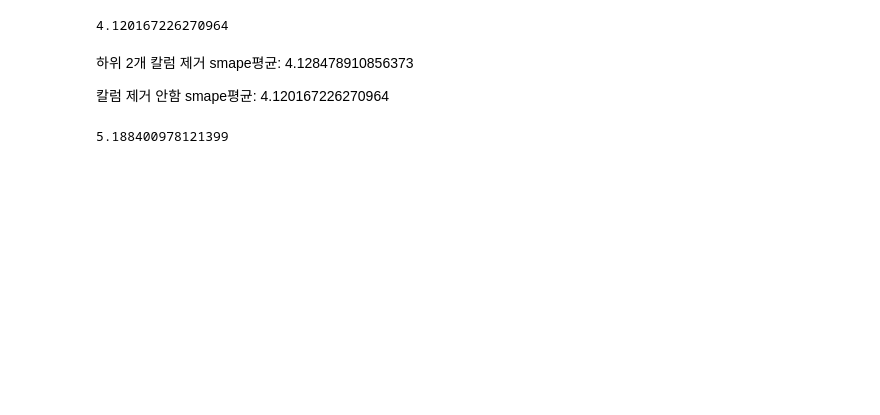
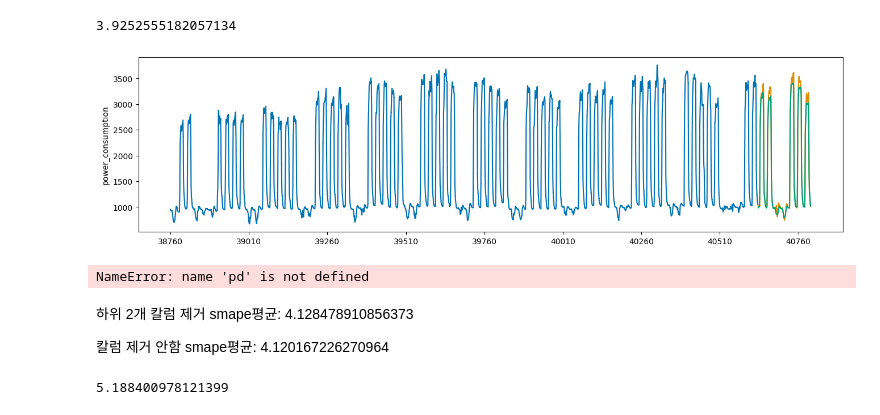
Before and after one commit to wooseungw/power_consumption_comp, a Jupyter notebook: xgboost_test_wsw.ipynb, the cells around one changed output. Drawn from its saved outputs; the diff is of its cells as text; code cells hidden in the pictures; blank space fills up the shorter version.

```diff
--- a/xgboost_test_wsw.ipynb
+++ b/xgboost_test_wsw.ipynb
@@ -78,39 +51,56 @@ def data(df):
 # %%
 #불러오기
 merged_train_df = pd.read_csv('./data/train_preprocessed_add_wsw.csv')
 merged_train_df.drop(columns=['Unnamed: 0'],inplace= True)
-merged_train_df.head()
 xgb_params = pd.read_csv('./parameters/hyperparameter_xgb_wsw.csv')
 xgb_params.drop(columns=['Unnamed: 0'],inplace= True)
 smape = []
-for bnum in range(1,101,1):
-        y = merged_train_df.loc[merged_train_df.building_number == bnum, 'power_consumption']
-        x = merged_train_df.loc[merged_train_df.building_number == bnum, ].drop(columns=['power_consumption'])
 
-        y_train, y_valid, x_train, x_valid = temporal_train_test_split(y = y, X = x, test_size = 168) # 24시간*7일 = 168
+y = merged_train_df.loc[merged_train_df.building_number == bnum, 'power_consumption']
+x = merged_train_df.loc[merged_train_df.building_number == bnum, ].drop(columns=['power_consumption'])
 
-        ## 주황색이 실제 전력소비량, 초록색이 예측값입니다.
-        ## mse가중치 사용 O
-        xgb_reg = XGBRegressor(seed = 0, tree_method="hist",  gpu_id=0, n_estimators = xgb_params.iloc[bnum-1,7], eta = xgb_params.iloc[bnum-1, 1],
-                        min_child_weight = xgb_params.iloc[bnum-1, 2], max_depth = xgb_params.iloc[bnum-1, 3],
-                        colsample_bytree=xgb_params.iloc[bnum-1, 4], subsample=xgb_params.iloc[bnum-1, 5])
-        if xgb_params.iloc[bnum-1, 6] != 0:  # 만약 alpha가 0이 아니면 weighted_mse 사용
-                xgb_reg.set_params(**{'objective':weighted_mse(xgb_params.iloc[bnum-1,6])})
+y_train, y_valid, x_train, x_valid = temporal_train_test_split(y = y, X = x, test_size = 168) # 24시간*7일 = 168
 
-        xgb_reg.fit(x_train, y_train, eval_set=[(x_train, y_train), (x_valid, y_valid)],verbose=False)
+## 주황색이 실제 전력소비량, 초록색이 예측값입니다.
+## mse가중치 사용 O
+xgb_reg = XGBRegressor(seed = 0, tree_method="hist",  gpu_id=0, n_estimators = xgb_params.iloc[bnum-1,7], eta = xgb_params.iloc[bnum-1, 1],
+                min_child_weight = xgb_params.iloc[bnum-1, 2], max_depth = xgb_params.iloc[bnum-1, 3],
+                colsample_bytree=xgb_params.iloc[bnum-1, 4], subsample=xgb_params.iloc[bnum-1, 5])
+if xgb_params.iloc[bnum-1, 6] != 0:  # 만약 alpha가 0이 아니면 weighted_mse 사용
+        xgb_reg.set_params(**{'objective':weighted_mse(xgb_params.iloc[bnum-1,6])})
 
-        pred = xgb_reg.predict(x_valid)
-        pred = pd.Series(pred)
-        pred.index = np.arange(y_valid.index[0], y_valid.index[-1]+1)
-        #plot_series(y_train, y_valid, pd.Series(pred), markers=[',' , ',', ','])
-        smape.append(SMAPE(y_valid, pred))
-        #print('best iterations: {}'.format(xgb_reg.best_iteration))
-        #print('SMAPE : {}'.format(SMAPE(y_valid, pred)))
+xgb_reg.fit(x_train, y_train, eval_set=[(x_train, y_train), (x_valid, y_valid)],verbose=False)
+
+pred = xgb_reg.predict(x_valid)
+pred = pd.Series(pred)
+pred.index = np.arange(y_valid.index[0], y_valid.index[-1]+1)
+plot_series(y_train, y_valid, pd.Series(pred), markers=[',' , ',', ','])
+smape.append(SMAPE(y_valid, pred))
+#print('best iterations: {}'.format(xgb_reg.best_iteration))
+#print('SMAPE : {}'.format(SMAPE(y_valid, pred)))
 
 smape = np.array(smape)
 print(smape.mean())
 # %% [output]
-4.120167226270964
+3.9252555182057134
+[figure, added]
+# %%
+merged_train_df = pd.read_csv('./data/train_preprocessed_add_wsw_3.csv').drop(columns=['Unnamed: 0'])
+merged_test_df = pd.read_csv('./data/test_preprocessed_add_wsw_3.csv').drop(columns=['Unnamed: 0'])
+
+
+preds = xgb_reg.predict(merged_test_df)
+
+fig, ax = plt.subplots(1, 1, figsize=(100,200), sharex = True)
+ax = ax.flatten()
+train_y = merged_train_df.loc[merged_train_df.building_number == bnum, 'power_consumption'].reset_index(drop = True)
+test_y = preds[168:168]
+ax[1].scatter(np.arange(2040) , train_y)
+ax[1].scatter(np.arange(2040, 2040+168) , test_y)
+ax[1].tick_params(axis='both', which='major', labelsize=6)
+ax[1].tick_params(axis='both', which='minor', labelsize=4)
+# %% [output]
+NameError: name 'pd' is not defined
 # %% [markdown]
 하위 2개 칼럼 제거 smape평균: 4.128478910856373
 
```
Also changed, not shown: parts of 4 cells of this notebook, 3 other files.
